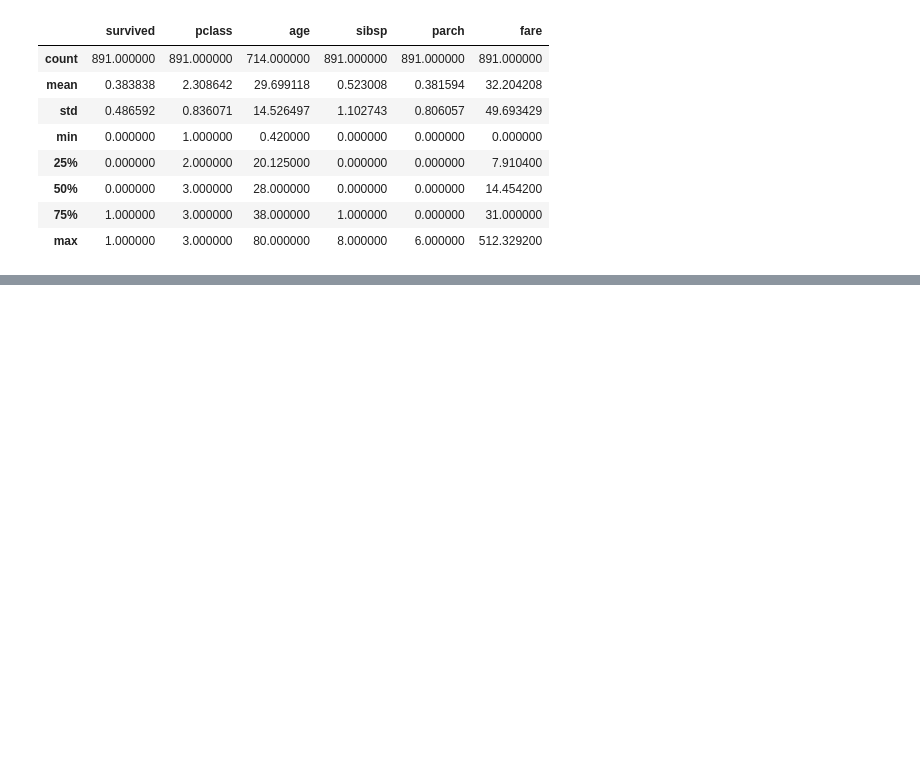
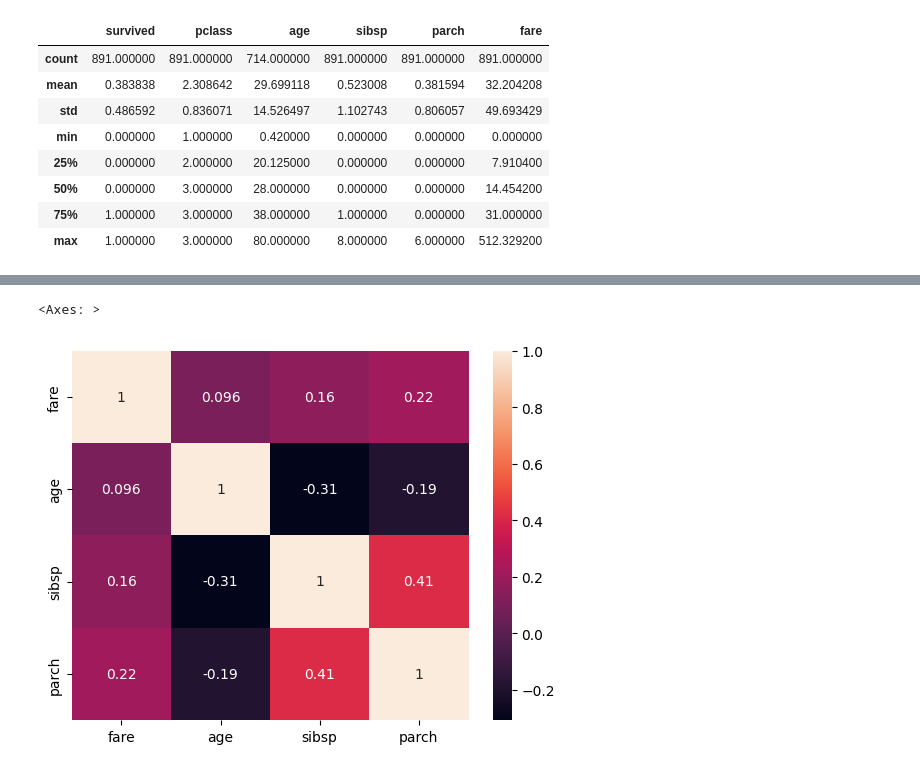
Before and after one commit to xaqibshah/DataScienceLearning, a Jupyter notebook: Python_Ka_Chilla/pandas/pandas_02.ipynb, the cells around one changed output, grey strips where cells are left out. Cells and saved outputs as stored; diff of their text form; code cells hidden in the pictures; blank space fills up the shorter version.

```diff
--- a/Python_Ka_Chilla/pandas/pandas_02.ipynb
+++ b/Python_Ka_Chilla/pandas/pandas_02.ipynb
@@ -42,0 +188,9 @@ df.describe()
+# %%
+#correlation matrix
+
+correlation_df = df[['fare', 'age','sibsp','parch']].corr()
+# %%
+sns.heatmap(correlation_df, annot=True)
+# %% [output]
+<Axes: >
+[figure, added]
```
Also changed, not shown: parts of 13 cells of this notebook.
